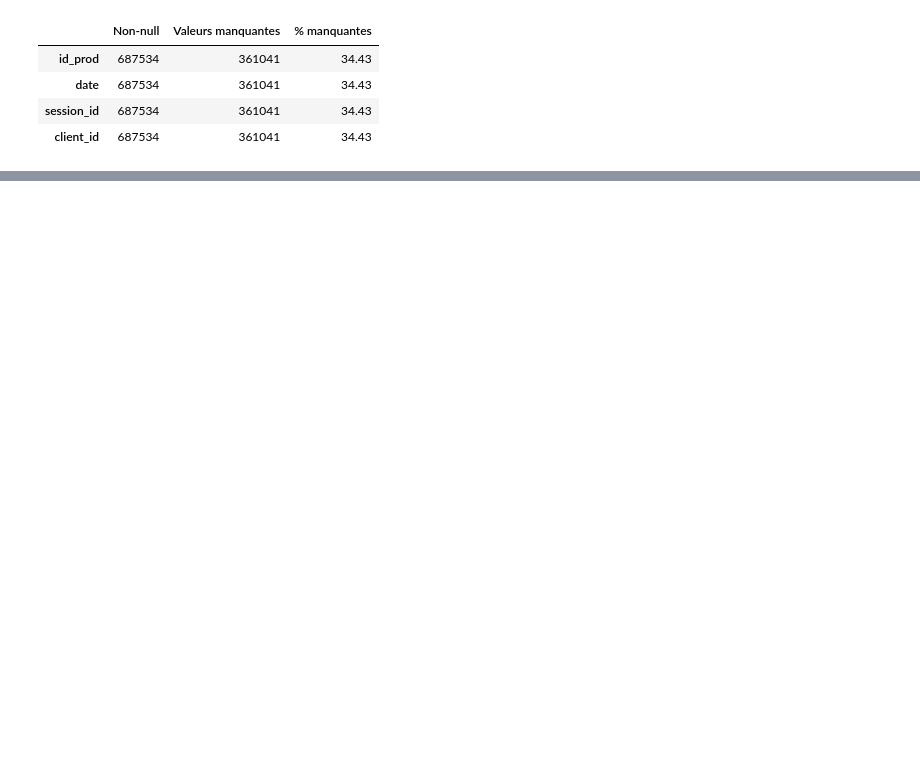
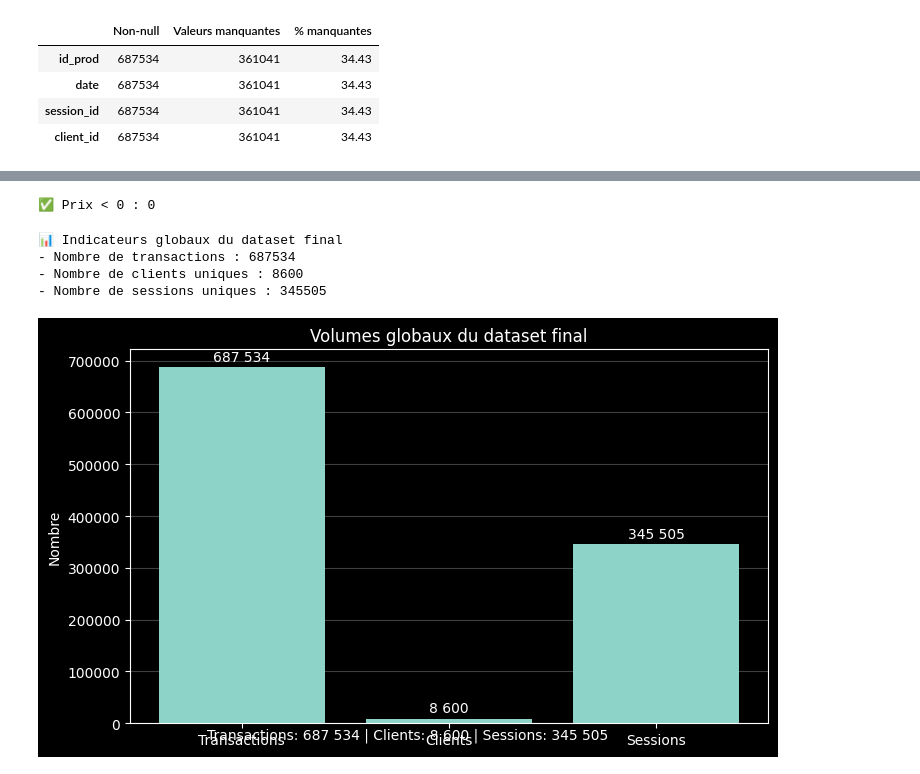
Before and after one commit to Stephane-OC/lapage, a Jupyter notebook: analyse_lapage.ipynb, the cells around one changed output, grey strips where cells are left out. Drawn from its saved outputs; the diff is of its cells as text; code cells hidden in the pictures; blank space fills up the shorter version.

```diff
--- a/analyse_lapage.ipynb
+++ b/analyse_lapage.ipynb
@@ -1483,2 +2065,8 @@ summary_cleaning
   </h3>
 </div>
+# %%
+# Colonnes attendues côté Customers
+cols_customers = ["client_id", "sex", "birth"]
+
+# Vérification rapide
+print("Colonnes Customers :", customers.columns.tolist())
@@ -1484,0 +2075,6 @@ summary_cleaning
+# %%
+# Déduplication côté Customers (1 ligne par client)
+customers_unique = customers.drop_duplicates(subset=["client_id"]).copy()
+
+print("Clients totaux :", len(customers))
+print("Clients uniques :", len(customers_unique))
@@ -1484,0 +2143,7 @@ summary_cleaning
+# %%
+dataset_final = transactions_full.copy()
+
+# (optionnel) on enlève les colonnes de contrôle merge si tu ne veux pas les garder
+dataset_final = dataset_final.drop(columns=["merge_products", "merge_customers"], errors="ignore")
+
+dataset_final.shape, dataset_final.columns.tolist()[:10]
@@ -1495,0 +2292,58 @@ summary_cleaning
+# %%
+# Contrôle de plage sur price (ex : pas de négatif)
+print("\n✅ Prix < 0 :", (dataset_final["price"] < 0).sum())
+# %% [output]
+✅ Prix < 0 : 0
+# %%
+# Indicateurs globaux du dataset final
+
+print("📊 Indicateurs globaux du dataset final")
+print("- Nombre de transactions :", len(dataset_final))
+print("- Nombre de clients uniques :", dataset_final["client_id"].nunique())
+print("- Nombre de sessions uniques :", dataset_final["session_id"].nunique())
+# %% [output]
+📊 Indicateurs globaux du dataset final
+- Nombre de transactions : 687534
+- Nombre de clients uniques : 8600
+- Nombre de sessions uniques : 345505
+# %%
+# Graphique Indicateurs globaux du dataset final
+
+plt.style.use("dark_background")
+
+labels = ["Transactions", "Clients", "Sessions"]
+values = [
+    len(dataset_final),
+    dataset_final["client_id"].nunique(),
+    dataset_final["session_id"].nunique()
+]
+
+fig, ax = plt.subplots(figsize=(7.5, 4.5))
+bars = ax.bar(labels, values)
+
+ax.set_title("Volumes globaux du dataset final")
+ax.set_ylabel("Nombre")
+ax.grid(axis="y", alpha=0.25)
+ax.set_axisbelow(True)
+
+# Valeurs sur les barres
+ymax = max(values)
+for b, v in zip(bars, values):
+    ax.text(
+        b.get_x() + b.get_width()/2,
+        b.get_height() + ymax*0.01,
+        f"{v:,}".replace(",", " "),
+        ha="center",
+        va="bottom",
+        fontsize=10
+    )
+
+# Valeurs "en dessous" (ligne récap)
+bottom_line = " | ".join([f"{lab}: {val:,}".replace(",", " ") for lab, val in zip(labels, values)])
+fig.subplots_adjust(bottom=0.22)
+fig.text(0.5, 0.06, bottom_line, ha="center", va="center", fontsize=10)
+
+plt.tight_layout()
+plt.show()
+# %% [output]
+[figure, added]
```
Also changed, not shown: parts of 75 cells of this notebook, 1 other file.
